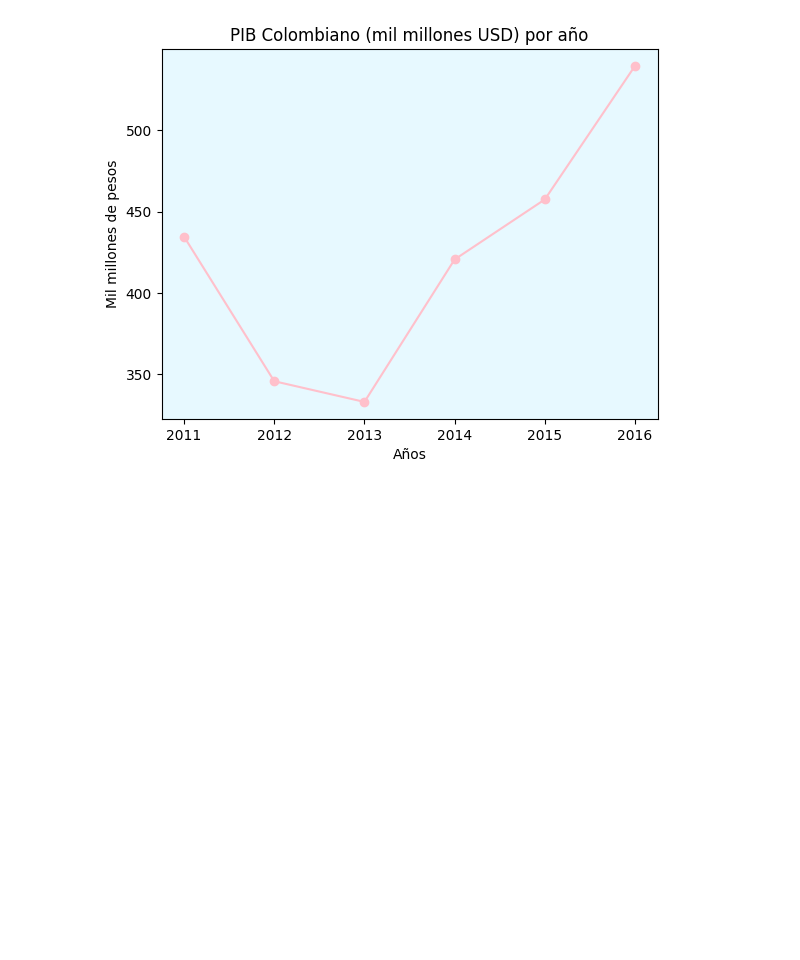
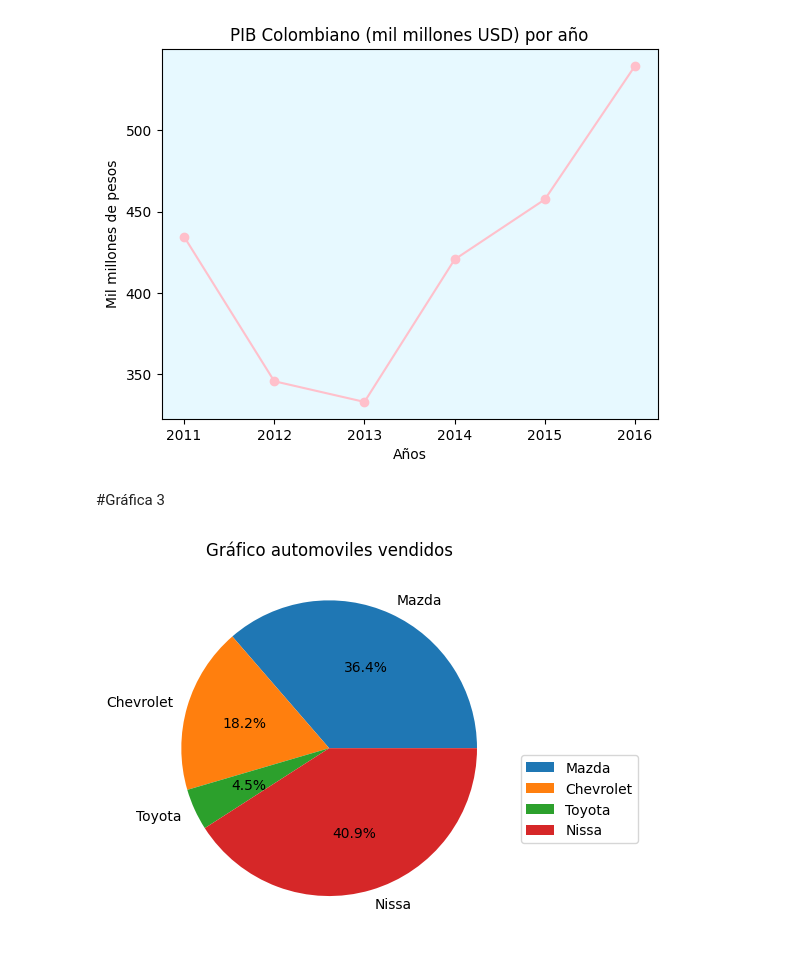
Before and after one commit to jeimi-cloud/Jeimi-Lorena-Castro, a Jupyter notebook: Gráficas_personales.ipynb, the cells around one changed output. Saved outputs shown, nothing was run; the diff lists cells and outputs as text; code cells hidden in the pictures; blank space fills up the shorter version.

```diff
--- a/Gráficas_personales.ipynb
+++ b/Gráficas_personales.ipynb
@@ -40,3 +40,5 @@ plt.xlabel("Años")
 plt.show()
 # %% [output]
 [figure]
+# %% [markdown]
+#Gráfica 3
@@ -42,0 +47,18 @@ plt.show()
+# %%
+import matplotlib.pyplot as plt
+
+categorias = ["Mazda", "Chevrolet", "Toyota", "Nissa"]
+valores = [40, 20, 5, 45]
+
+plt.pie(
+    valores,
+    labels=categorias,
+    autopct='%1.1f%%',
+    startangle=0
+)
+
+plt.legend(loc="upper left", bbox_to_anchor=(1, 0.5))
+plt.title("Gráfico automoviles vendidos")
+plt.show()
+# %% [output]
+[figure, added]
```
Also changed, not shown: parts of 1 cell of this notebook.
